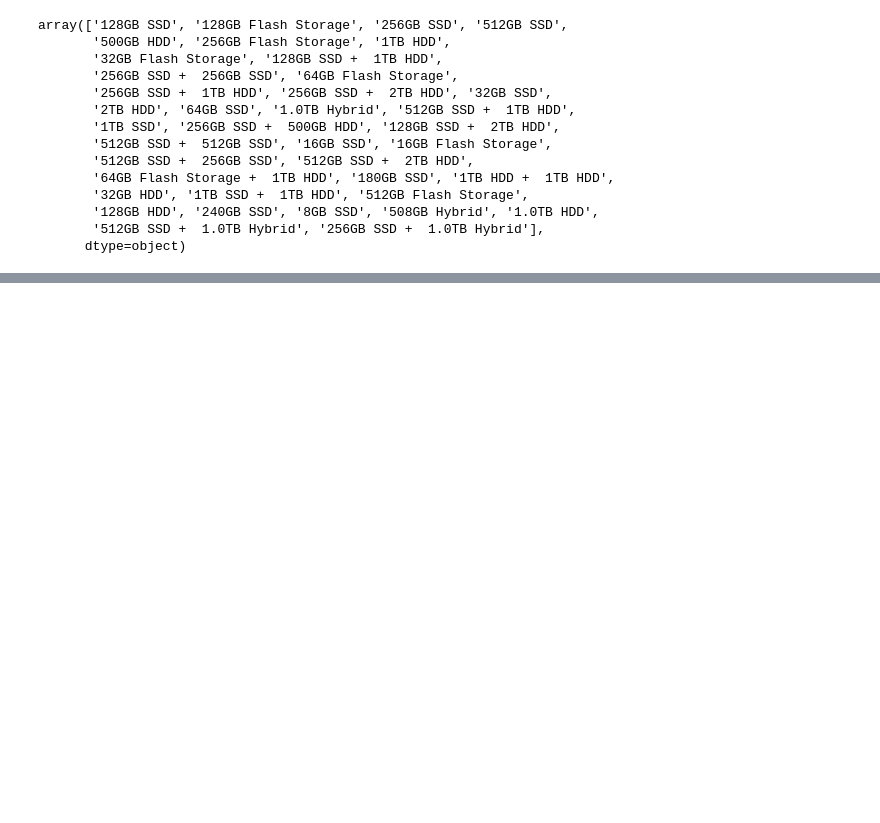
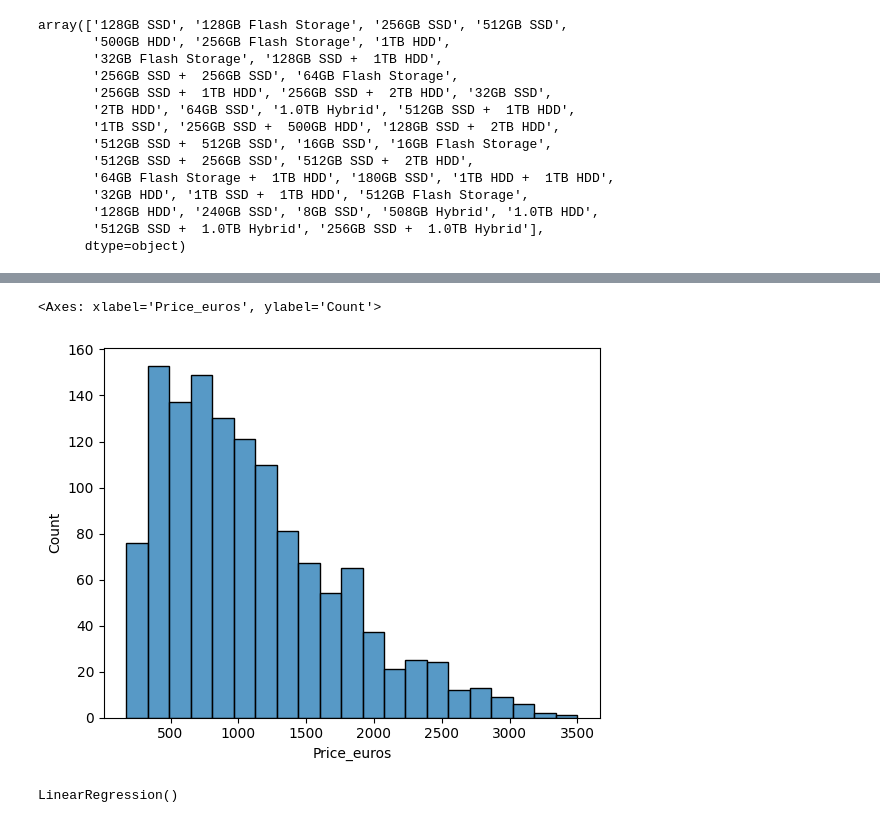
Before and after one commit to KirSobolev/Introduction-to-ML, a Jupyter notebook: exercise1/ex1.ipynb, the cells around one changed output, grey strips where cells are left out. Cells and saved outputs as stored; diff of their text form; code cells hidden in the pictures; blank space fills up the shorter version.

```diff
--- a/exercise1/ex1.ipynb
+++ b/exercise1/ex1.ipynb
@@ -253,0 +487,25 @@ array(['128GB SSD', '128GB Flash Storage', '256GB SSD', '512GB SSD',
+# %%
+df = df.drop(df[df.Price_euros > 3500].index)
+# %%
+sns.histplot(df["Price_euros"])
+# %% [output]
+<Axes: xlabel='Price_euros', ylabel='Count'>
+[figure, added]
+# %%
+# if you  have more than one independent variables, list them all here
+# leave out the target variable! (dependent variable)
+X = df.drop(["Price_euros"], axis=1)
+
+# have only the target variable here (dependent variable)
+y = df['Price_euros']
+
+# create train and test sets of your dataset
+# random_state is optional, you can lock this down in order to
+# to get same results always
+# this examples reserves 30% for test data, 70% for training data
+X_train, X_test, y_train, y_test = train_test_split(X, y, test_size=0.3, random_state=101)
+
+lm = LinearRegression()
+lm.fit(X_train, y_train)
+# %% [output]
+LinearRegression()
```
Also changed, not shown: parts of 43 cells of this notebook, 1 other file.
